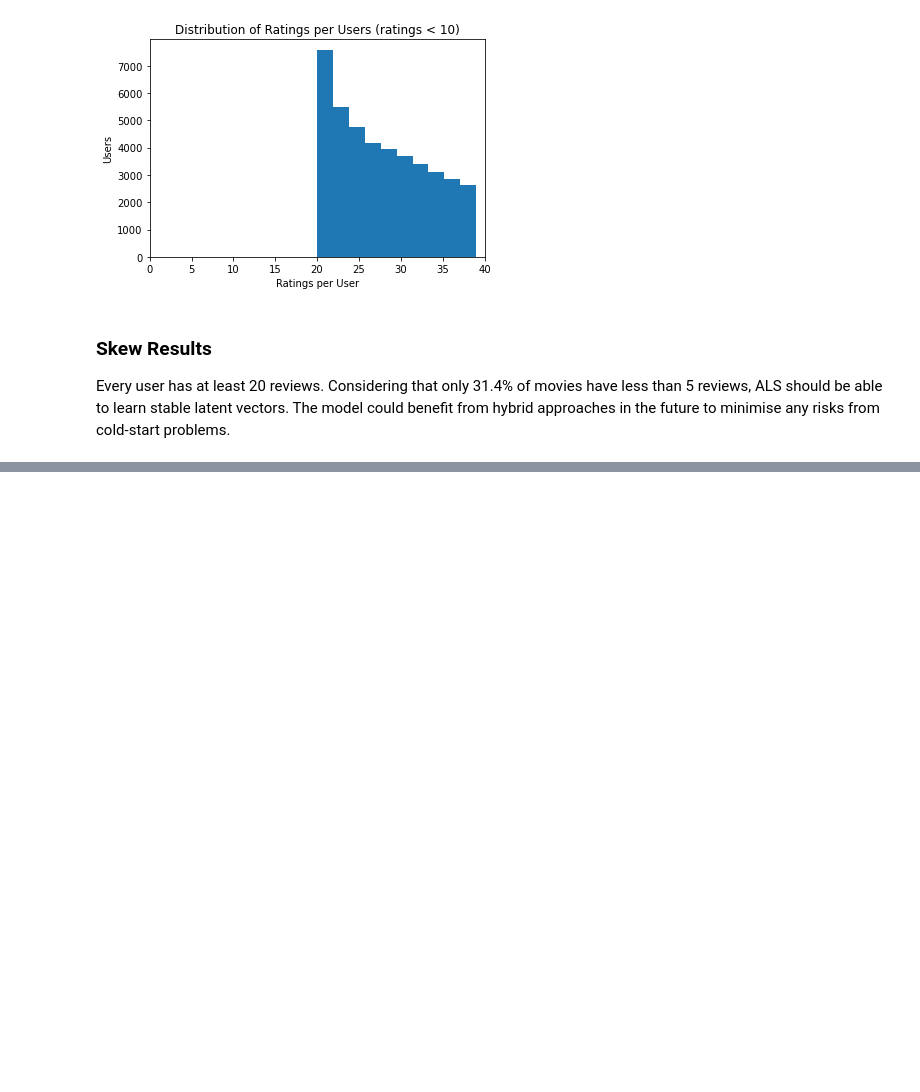
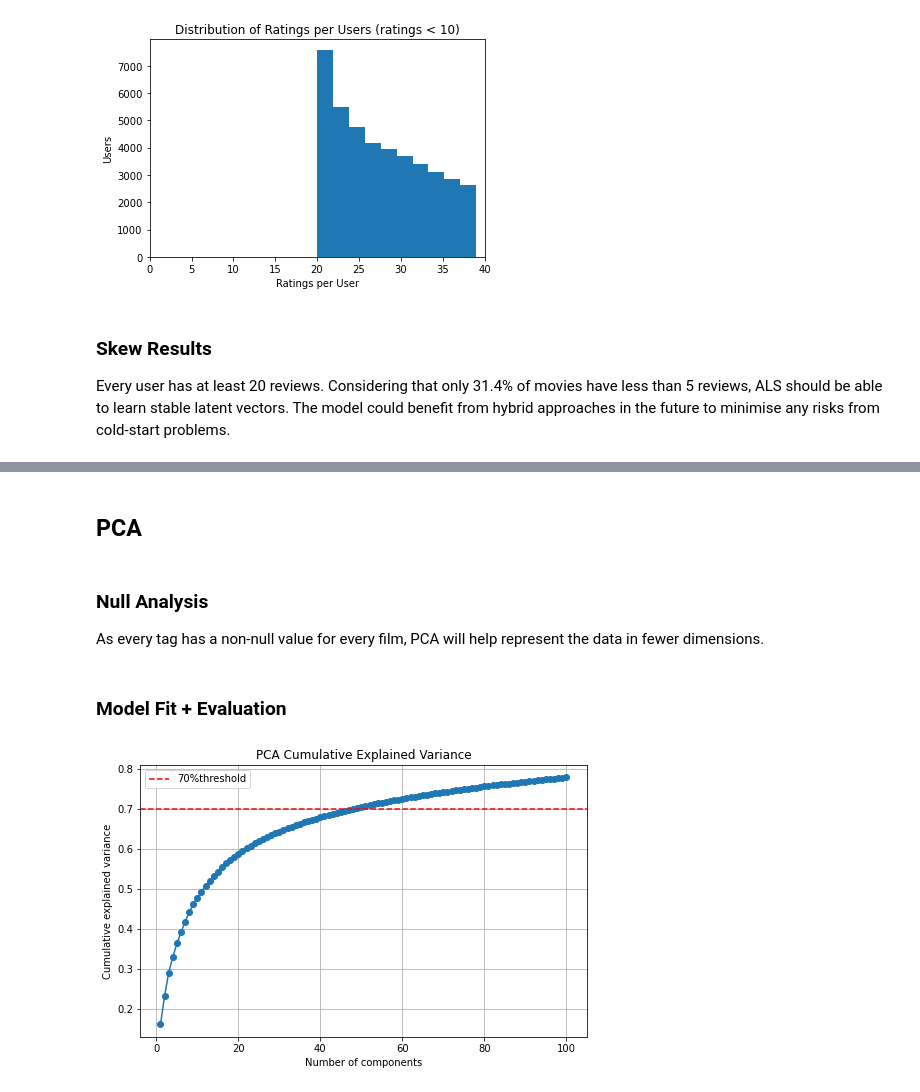
Before and after one commit to dtamb/recsys_prod, a Jupyter notebook: notebooks/01_eda.ipynb, the cells around one changed output, grey strips where cells are left out. Saved outputs shown, nothing was run; the diff lists cells and outputs as text; code cells hidden in the pictures; blank space fills up the shorter version.

```diff
--- a/notebooks/01_eda.ipynb
+++ b/notebooks/01_eda.ipynb
@@ -175,0 +190,13 @@ Every user has at least 20 reviews. Considering that only 31.4% of movies have l
+# %%
+from utils.spark_session import get_spark
+import configs.settings as cfg
+
+# initalising spark
+spark = get_spark()
+spark.sparkContext.setLogLevel("INFO")
+
+
+# loading csv as dataframe
+genomic = spark.read.csv("../data/raw/genome_scores.csv", schema=cfg.GENOMIC_SCHEMA, header=True)
+genomic.printSchema()
+genomic.show(2)
@@ -175,0 +216,5 @@ Every user has at least 20 reviews. Considering that only 31.4% of movies have l
+# %% [markdown]
+## PCA
+# %% [markdown]
+### Null Analysis
+As every tag has a non-null value for every film, PCA will help represent the data in fewer dimensions.
@@ -175,0 +232,21 @@ Every user has at least 20 reviews. Considering that only 31.4% of movies have l
+# %% [markdown]
+### Model Fit + Evaluation
+# %%
+from data.preprocessing import vectorise, standardiser
+from features.item_features import pivot_genome_scores
+from features.pca import fit_pca, compute_pca_cumsum, plot_pca_cumsum
+import configs.settings as cfg
+
+# Create standardised and vectorised genome dataset
+genome_std = standardiser(vectorise(pivot_genome_scores(genomic), cfg.ITEM_COL), scale_std=False)
+
+# Run PCA on genome dataset to create PCA dataset & model
+[genome_pca_df, genome_pca_model] = fit_pca(genome_std, item_col=cfg.ITEM_COL, k=100)
+
+# Calculate and plot cumulative variance
+plot_pca_cumsum(compute_pca_cumsum(genome_pca_model),
+                threshold=0.7,
+                plot_save_path="../data/images/eda/pca_100_mean0.png"
+               )
+# %% [output]
+[figure, added]
```
Also changed, not shown: parts of 6 cells of this notebook, 2 other files.
